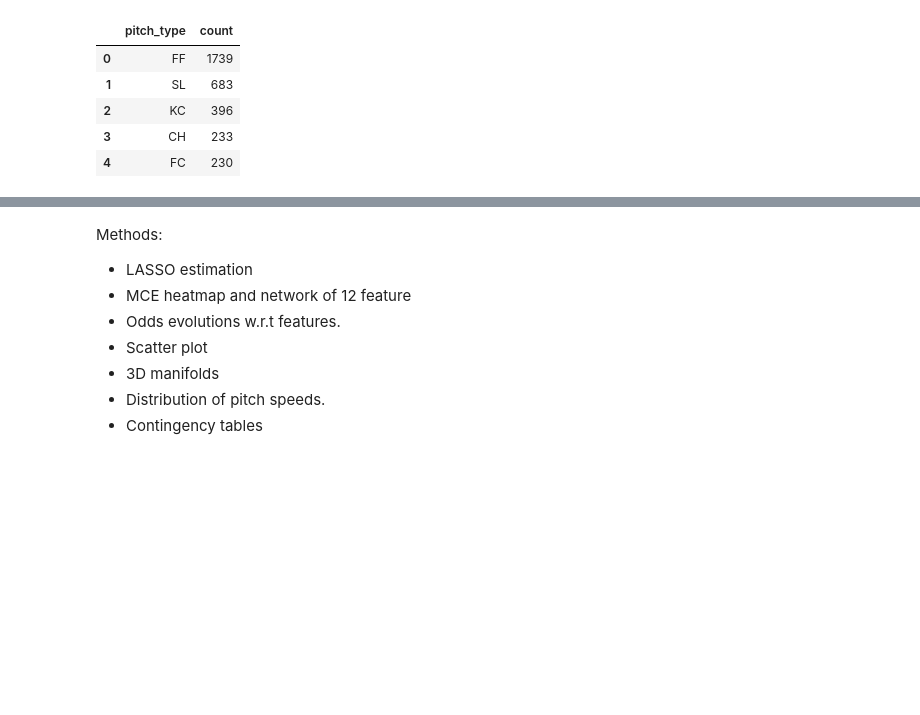
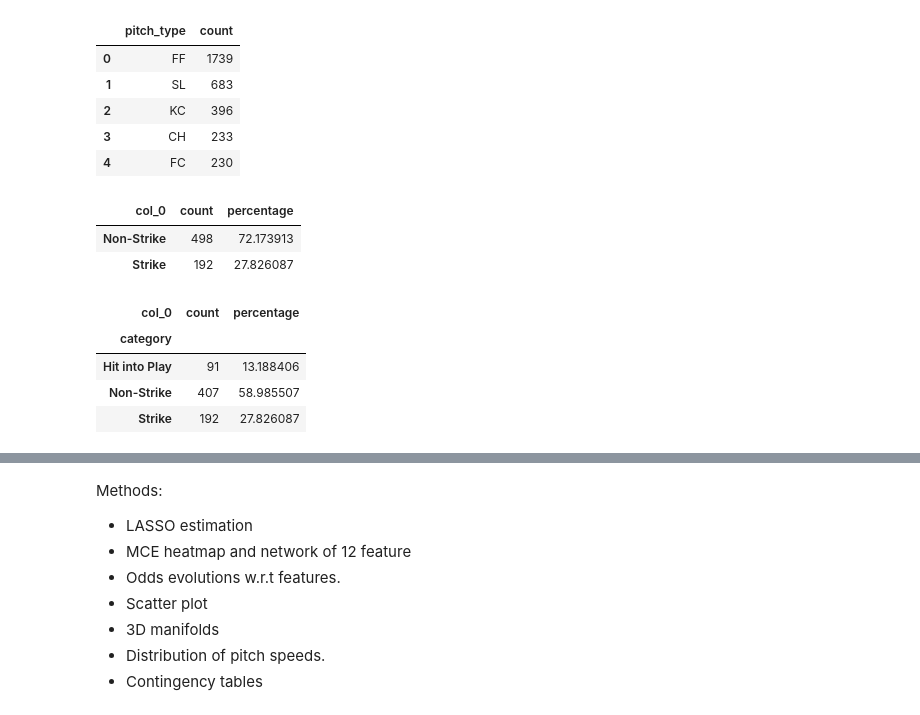
Before and after one commit to calvinhoang203/MLB-Analysis, a Jupyter notebook: Master.ipynb, the cells around one changed output, grey strips where cells are left out. Cells and saved outputs as stored; diff of their text form; code cells hidden in the pictures; blank space fills up the shorter version.

```diff
--- a/Master.ipynb
+++ b/Master.ipynb
@@ -107,3 +107,60 @@ Cole_pitch_type_table
 | 2 | KC | 396 |
 | 3 | CH | 233 |
 | 4 | FC | 230 |
+# %%
+import pandas as pd
+
+# Sample data for demonstration, replace with actual data loading
+# Ohtani = pd.read_csv("ohtani_data.csv")
+
+# Filter data for fastball pitches
+fastball_df = Ohtani[Ohtani['pitch_type'] == 'FF']
+
+# Create a contingency table for strikes and non-strikes
+contingency_table = pd.crosstab(index=fastball_df['description'].str.contains('strike'), columns='count')
+
+# Rename the index for better readability
+contingency_table.index = ['Non-Strike', 'Strike']
+
+# Calculate percentages
+contingency_table['percentage'] = (contingency_table['count'] / contingency_table['count'].sum()) * 100
+
+# Display the contingency table
+contingency_table
+# %% [output]
+| col_0 | count | percentage |
+| Non-Strike | 498 | 72.173913 |
+| Strike | 192 | 27.826087 |
+# %%
+import pandas as pd
+
+# Sample data for demonstration, replace with actual data loading
+# Ohtani = pd.read_csv("ohtani_data.csv")
+
+# Filter data for fastball pitches
+fastball_df = Ohtani[Ohtani['pitch_type'] == 'FF'].copy()
+
+# Define the categories
+strike_descriptions = ['strike', 'swinging_strike', 'called_strike', 'swinging_strike_blocked']
+hit_into_play_descriptions = ['hit_into_play']
+non_strike_descriptions = list(set(fastball_df['description']) - set(strike_descriptions) - set(hit_into_play_descriptions))
+
+# Map descriptions to categories
+fastball_df.loc[:, 'category'] = 'Non-Strike'
+fastball_df.loc[fastball_df['description'].isin(strike_descriptions), 'category'] = 'Strike'
+fastball_df.loc[fastball_df['description'].isin(hit_into_play_descriptions), 'category'] = 'Hit into Play'
+
+# Create a contingency table for the categories
+contingency_table = pd.crosstab(index=fastball_df['category'], columns='count')
+
+# Calculate the percentages
+contingency_table['percentage'] = (contingency_table['count'] / contingency_table['count'].sum()) * 100
+
+# Display the contingency table in a Jupyter Notebook
+display(contingency_table)
+# %% [output]
+| col_0 | count | percentage |
+| category |  |  |
+| Hit into Play | 91 | 13.188406 |
+| Non-Strike | 407 | 58.985507 |
+| Strike | 192 | 27.826087 |
```
Also changed, not shown: parts of 12 cells of this notebook.
